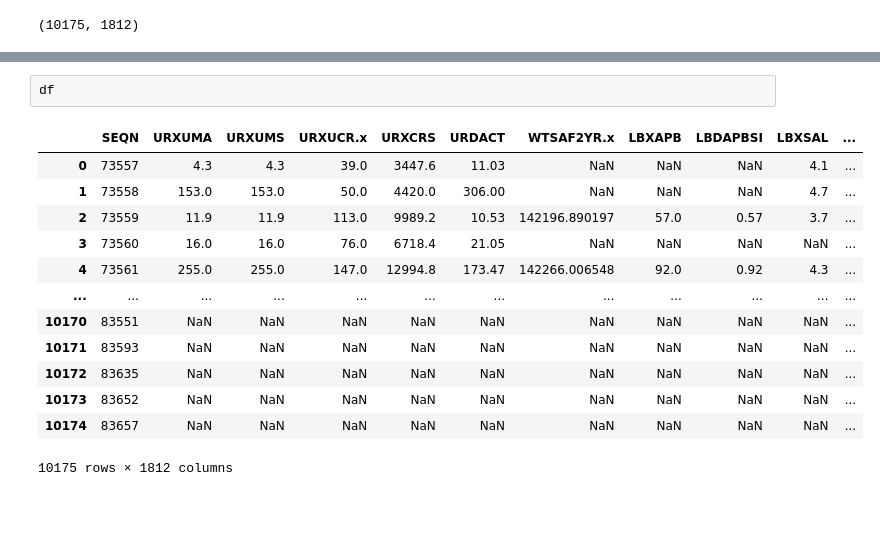
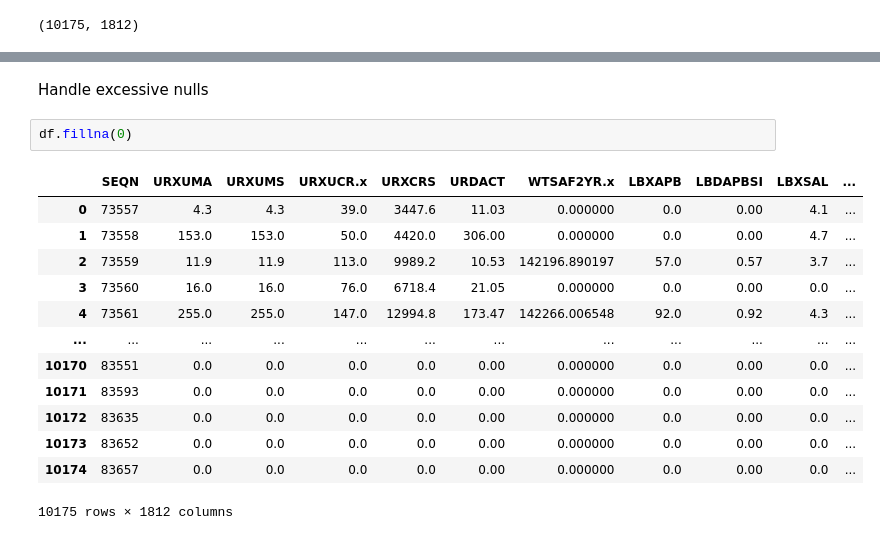
Before and after one commit to ErinPhillips/data_mining_midterm, a Jupyter notebook: midterm.ipynb, the cells around one changed output, grey strips where cells are left out. Drawn from its saved outputs; the diff is of its cells as text; blank space fills up the shorter version.

```diff
--- a/midterm.ipynb
+++ b/midterm.ipynb
@@ -509,16 +520,18 @@ ques = ques.rename(columns = col_decoder)
+# %% [markdown]
+Handle excessive nulls
 # %%
-df
+df.fillna(0)
 # %% [output]
 |  | SEQN | URXUMA | URXUMS | URXUCR.x | URXCRS | URDACT | WTSAF2YR.x | LBXAPB | LBDAPBSI | LBXSAL | ... |
-| 0 | 73557 | 4.3 | 4.3 | 39.0 | 3447.6 | 11.03 | NaN | NaN | NaN | 4.1 | ... |
-| 1 | 73558 | 153.0 | 153.0 | 50.0 | 4420.0 | 306.00 | NaN | NaN | NaN | 4.7 | ... |
+| 0 | 73557 | 4.3 | 4.3 | 39.0 | 3447.6 | 11.03 | 0.000000 | 0.0 | 0.00 | 4.1 | ... |
+| 1 | 73558 | 153.0 | 153.0 | 50.0 | 4420.0 | 306.00 | 0.000000 | 0.0 | 0.00 | 4.7 | ... |
 | 2 | 73559 | 11.9 | 11.9 | 113.0 | 9989.2 | 10.53 | 142196.890197 | 57.0 | 0.57 | 3.7 | ... |
-| 3 | 73560 | 16.0 | 16.0 | 76.0 | 6718.4 | 21.05 | NaN | NaN | NaN | NaN | ... |
+| 3 | 73560 | 16.0 | 16.0 | 76.0 | 6718.4 | 21.05 | 0.000000 | 0.0 | 0.00 | 0.0 | ... |
 | 4 | 73561 | 255.0 | 255.0 | 147.0 | 12994.8 | 173.47 | 142266.006548 | 92.0 | 0.92 | 4.3 | ... |
 | ... | ... | ... | ... | ... | ... | ... | ... | ... | ... | ... | ... |
-| 10170 | 83551 | NaN | NaN | NaN | NaN | NaN | NaN | NaN | NaN | NaN | ... |
-| 10171 | 83593 | NaN | NaN | NaN | NaN | NaN | NaN | NaN | NaN | NaN | ... |
-| 10172 | 83635 | NaN | NaN | NaN | NaN | NaN | NaN | NaN | NaN | NaN | ... |
-| 10173 | 83652 | NaN | NaN | NaN | NaN | NaN | NaN | NaN | NaN | NaN | ... |
-| 10174 | 83657 | NaN | NaN | NaN | NaN | NaN | NaN | NaN | NaN | NaN | ... |
+| 10170 | 83551 | 0.0 | 0.0 | 0.0 | 0.0 | 0.00 | 0.000000 | 0.0 | 0.00 | 0.0 | ... |
+| 10171 | 83593 | 0.0 | 0.0 | 0.0 | 0.0 | 0.00 | 0.000000 | 0.0 | 0.00 | 0.0 | ... |
+| 10172 | 83635 | 0.0 | 0.0 | 0.0 | 0.0 | 0.00 | 0.000000 | 0.0 | 0.00 | 0.0 | ... |
+| 10173 | 83652 | 0.0 | 0.0 | 0.0 | 0.0 | 0.00 | 0.000000 | 0.0 | 0.00 | 0.0 | ... |
+| 10174 | 83657 | 0.0 | 0.0 | 0.0 | 0.0 | 0.00 | 0.000000 | 0.0 | 0.00 | 0.0 | ... |
 10175 rows × 1812 columns
```
Also changed, not shown: parts of 2 cells of this notebook.
